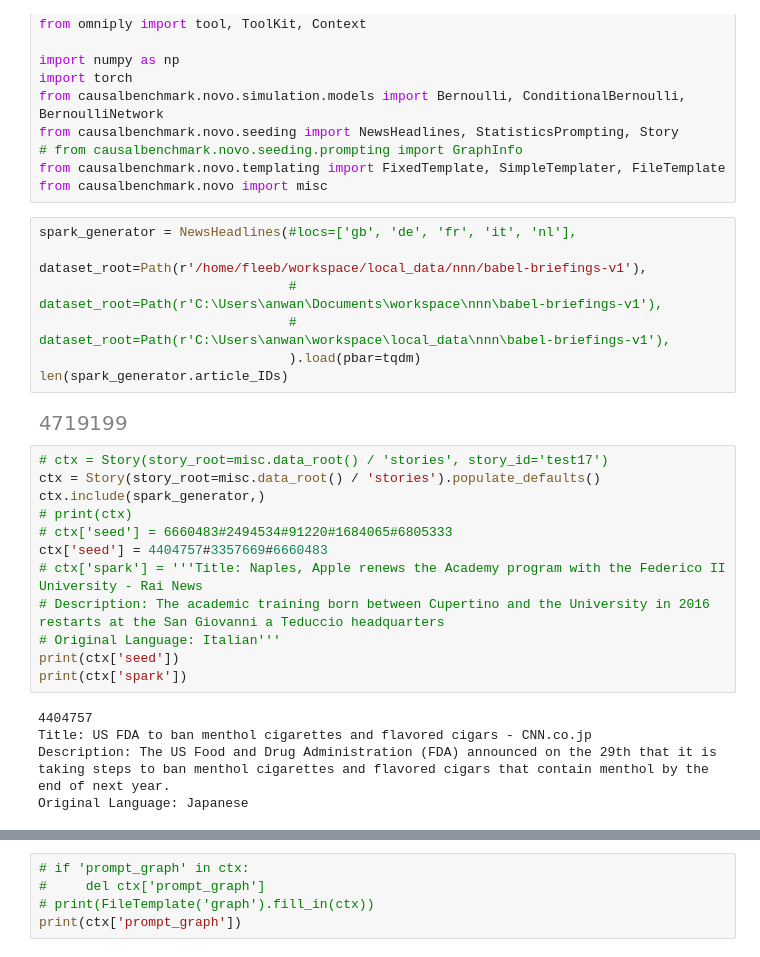
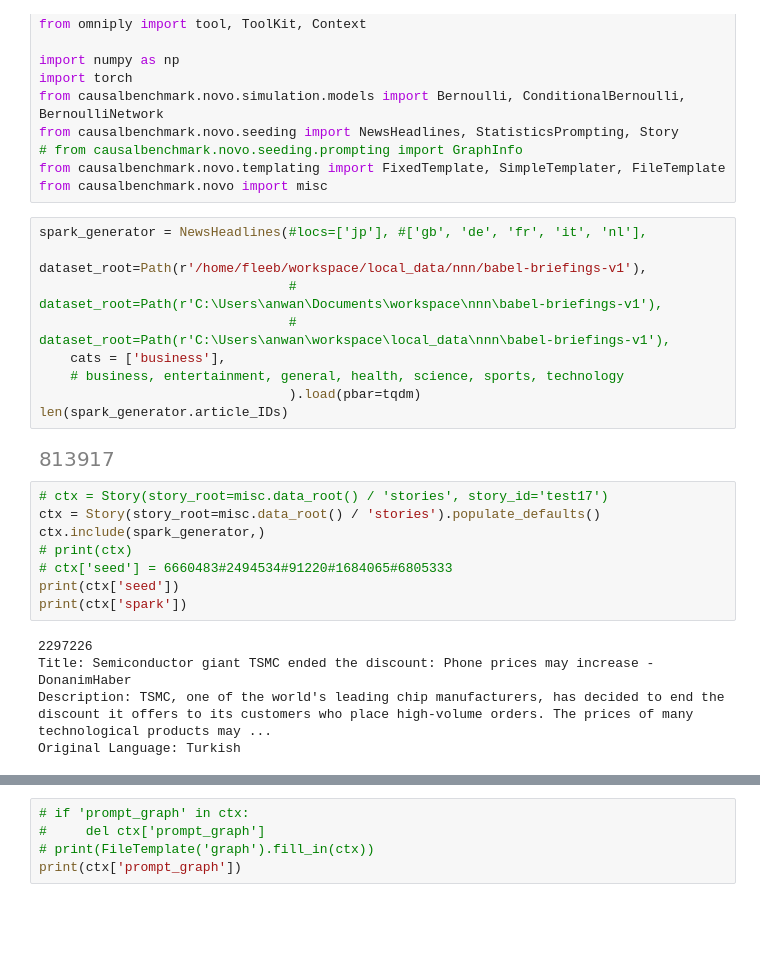
Before and after one commit to felixludos/cladder, a Jupyter notebook: notebooks/query_probs.ipynb, the cells around one changed output, grey strips where cells are left out. Saved outputs shown, nothing was run; the diff lists cells and outputs as text; blank space fills up the shorter version.

```diff
--- a/notebooks/query_probs.ipynb
+++ b/notebooks/query_probs.ipynb
@@ -25,31 +25,29 @@ from causalbenchmark.novo.seeding import NewsHeadlines, StatisticsPrompting, Sto
 from causalbenchmark.novo.templating import FixedTemplate, SimpleTemplater, FileTemplate
 from causalbenchmark.novo import misc
 # %%
-spark_generator = NewsHeadlines(#locs=['gb', 'de', 'fr', 'it', 'nl'],
+spark_generator = NewsHeadlines(#locs=['jp'], #['gb', 'de', 'fr', 'it', 'nl'],
                                 dataset_root=Path(r'/home/fleeb/workspace/local_data/nnn/babel-briefings-v1'),
                                 # dataset_root=Path(r'C:\Users\anwan\Documents\workspace\nnn\babel-briefings-v1'),
                                 # dataset_root=Path(r'C:\Users\anwan\workspace\local_data\nnn\babel-briefings-v1'),
+    cats = ['business'],
+    # business, entertainment, general, health, science, sports, technology
                                 ).load(pbar=tqdm)
 len(spark_generator.article_IDs)
 # %% [output]
-[figure, old version]
+[figure, new version]
 # %%
 # ctx = Story(story_root=misc.data_root() / 'stories', story_id='test17')
 ctx = Story(story_root=misc.data_root() / 'stories').populate_defaults()
 ctx.include(spark_generator,)
 # print(ctx)
 # ctx['seed'] = 6660483#2494534#91220#1684065#6805333
-ctx['seed'] = 4404757#3357669#6660483
-# ctx['spark'] = '''Title: Naples, Apple renews the Academy program with the Federico II University - Rai News
-# Description: The academic training born between Cupertino and the University in 2016 restarts at the San Giovanni a Teduccio headquarters
-# Original Language: Italian'''
 print(ctx['seed'])
 print(ctx['spark'])
 # %% [output]
-4404757
-Title: US FDA to ban menthol cigarettes and flavored cigars - CNN.co.jp
-Description: The US Food and Drug Administration (FDA) announced on the 29th that it is taking steps to ban menthol cigarettes and flavored cigars that contain menthol by the end of next year.
-Original Language: Japanese
+2297226
+Title: Semiconductor giant TSMC ended the discount: Phone prices may increase - DonanimHaber
+Description: TSMC, one of the world's leading chip manufacturers, has decided to end the discount it offers to its customers who place high-volume orders. The prices of many technological products may ...
+Original Language: Turkish
 # %%
 # if 'prompt_story' in ctx:
 #     del ctx['prompt_motivation']
```
Also changed, not shown: parts of 68 cells of this notebook, 11 other files.
